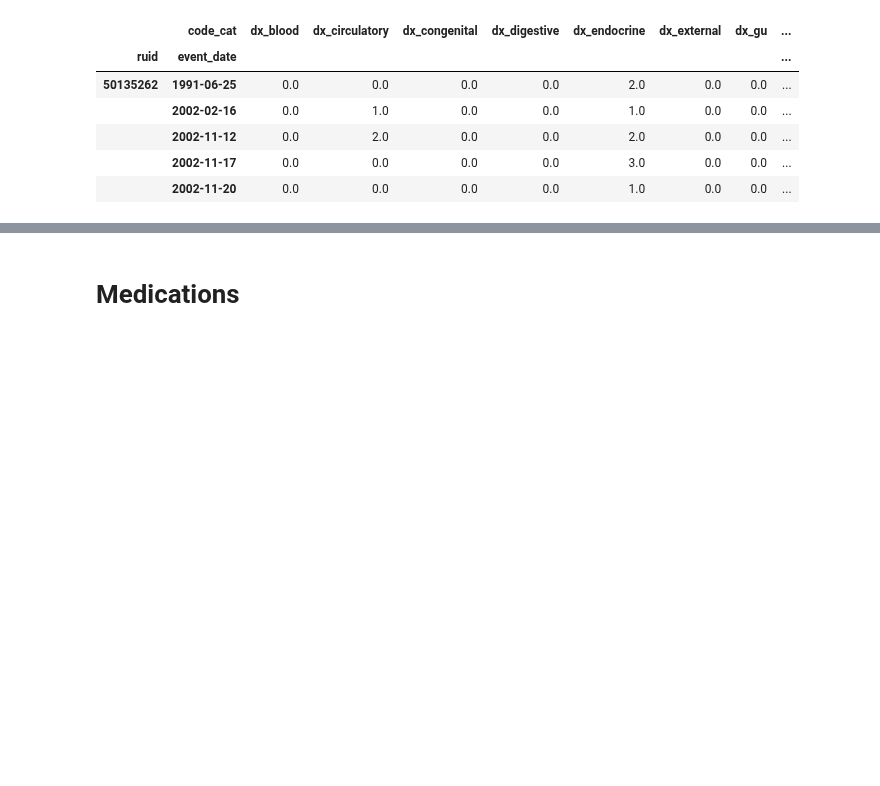
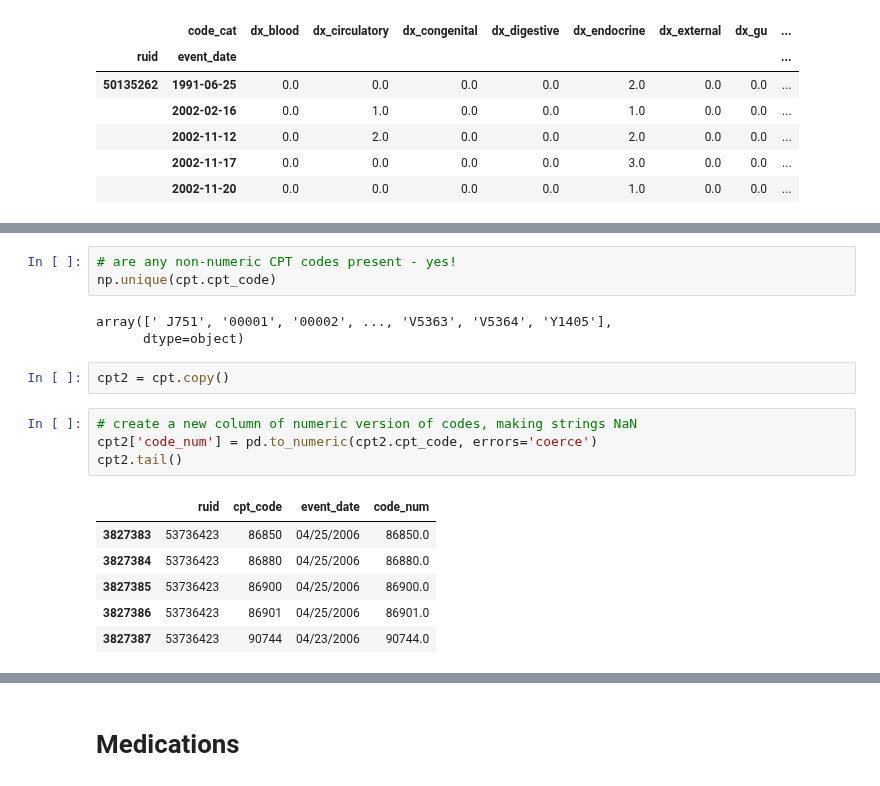
Before and after one commit to alvinjeffery/Bios8366_project, a Jupyter notebook: code/alvin_prelim.ipynb, the cells around one changed output, grey strips where cells are left out. Drawn from its saved outputs; the diff is of its cells as text; blank space fills up the shorter version.

```diff
--- a/code/alvin_prelim.ipynb
+++ b/code/alvin_prelim.ipynb
@@ -361,0 +392,19 @@ icd_wide.head()
+# %%
+# are any non-numeric CPT codes present - yes!
+np.unique(cpt.cpt_code)
+# %% [output]
+array([' J751', '00001', '00002', ..., 'V5363', 'V5364', 'Y1405'],
+      dtype=object)
+# %%
+cpt2 = cpt.copy()
+# %%
+# create a new column of numeric version of codes, making strings NaN
+cpt2['code_num'] = pd.to_numeric(cpt2.cpt_code, errors='coerce')
+cpt2.tail()
+# %% [output]
+|  | ruid | cpt_code | event_date | code_num |
+| 3827383 | 53736423 | 86850 | 04/25/2006 | 86850.0 |
+| 3827384 | 53736423 | 86880 | 04/25/2006 | 86880.0 |
+| 3827385 | 53736423 | 86900 | 04/25/2006 | 86900.0 |
+| 3827386 | 53736423 | 86901 | 04/25/2006 | 86901.0 |
+| 3827387 | 53736423 | 90744 | 04/23/2006 | 90744.0 |
```
Also changed, not shown: parts of 17 cells of this notebook.
